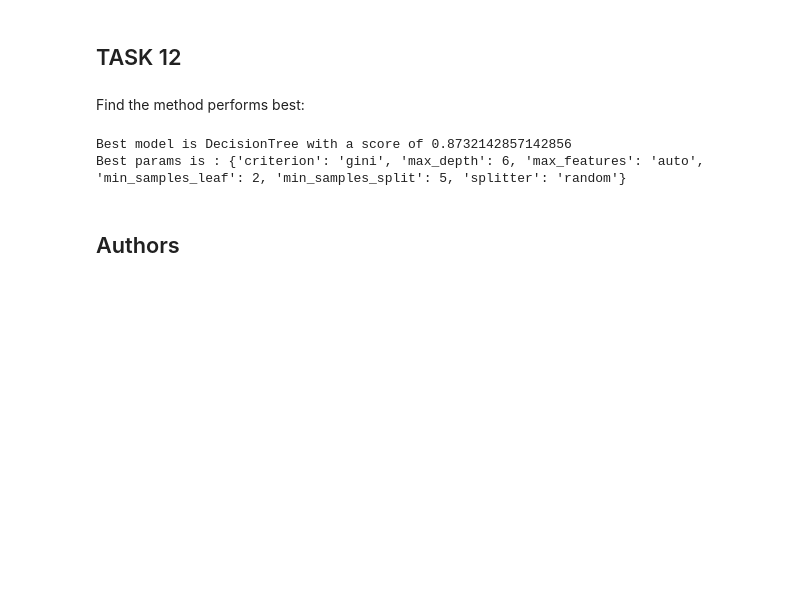
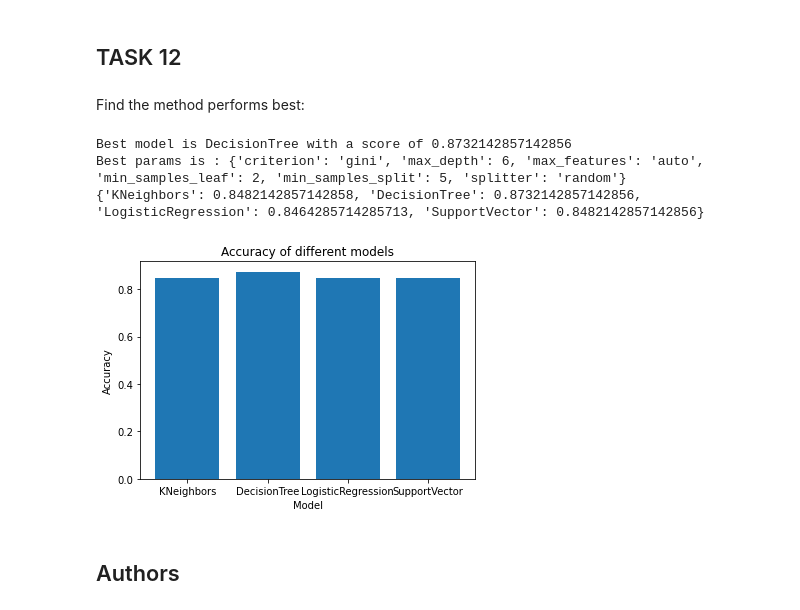
Before and after one commit to Carmeisel101/DataScience_IBM_CapStone, a Jupyter notebook: MachineLearningPrediction.ipynb, the cells around one changed output. Cells and saved outputs as stored; diff of their text form; code cells hidden in the pictures; blank space fills up the shorter version.

```diff
--- a/MachineLearningPrediction.ipynb
+++ b/MachineLearningPrediction.ipynb
@@ -343,22 +343,33 @@ Find the method performs best:
 # %%
 models = {'KNeighbors':knn_cv.best_score_,
               'DecisionTree':tree_cv.best_score_,
               'LogisticRegression':logreg_cv.best_score_,
               'SupportVector': svm_cv.best_score_}
 
 bestalgorithm = max(models, key=models.get)
 print('Best model is', bestalgorithm,'with a score of', models[bestalgorithm])
 if bestalgorithm == 'DecisionTree':
     print('Best params is :', tree_cv.best_params_)
 if bestalgorithm == 'KNeighbors':
     print('Best params is :', knn_cv.best_params_)
 if bestalgorithm == 'LogisticRegression':
     print('Best params is :', logreg_cv.best_params_)
 if bestalgorithm == 'SupportVector':
     print('Best params is :', svm_cv.best_params_)
+
+print(models)
+
+# Plot models in bar graph
+plt.bar(models.keys(), models.values())
+plt.xlabel('Model')
+plt.ylabel('Accuracy')
+plt.title('Accuracy of different models')
+plt.show()
 # %% [output]
 Best model is DecisionTree with a score of 0.8732142857142856
 Best params is : {'criterion': 'gini', 'max_depth': 6, 'max_features': 'auto', 'min_samples_leaf': 2, 'min_samples_split': 5, 'splitter': 'random'}
+{'KNeighbors': 0.8482142857142858, 'DecisionTree': 0.8732142857142856, 'LogisticRegression': 0.8464285714285713, 'SupportVector': 0.8482142857142856}
+[figure, added]
 # %% [markdown]
 ## Authors
 # %% [markdown]
```
Also changed, not shown: 12 other files.
